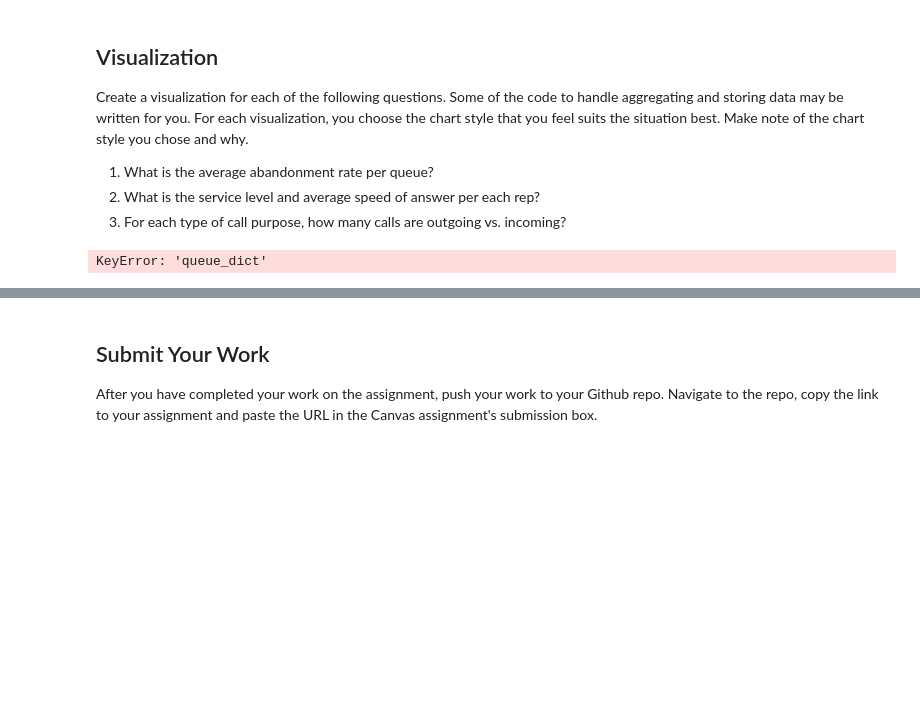
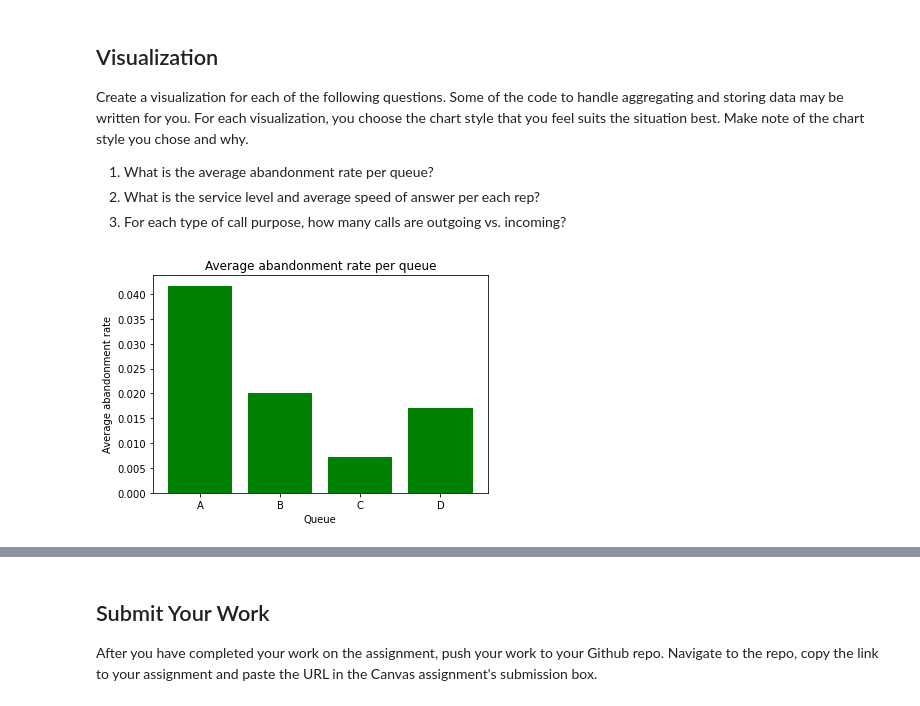
Before and after one commit to dnakagiri/call-center-cleanup-assignment, a Jupyter notebook: Call Center Cleanup.ipynb, the cells around one changed output, grey strips where cells are left out. Drawn from its saved outputs; the diff is of its cells as text; code cells hidden in the pictures; blank space fills up the shorter version.

```diff
--- a/Call Center Cleanup.ipynb
+++ b/Call Center Cleanup.ipynb
@@ -456,16 +456,25 @@ Create a visualization for each of the following questions. Some of the code to
 2. What is the service level and average speed of answer per each rep?
 3. For each type of call purpose, how many calls are outgoing vs. incoming?
 # %%
-# Create visualization 1 here
 # The dictionary abandonment_rates has the data you need.
 
 abandonment_rates = {}
 queues = ["A", "B", "C", "D"]
 queue_dict = df.groupby("Queue").agg("sum")
 for i in range(4):
     abandonment_rates[queues[i]] = queue_dict["Abandoned"][i] / queue_dict["Calls"][i]
 
-# histogram
-df.plot(kind='hist', x='queue_dict', y='abandonment_rates')
+# Create visualization 1 here
+
+# bar chart
+
+x = abandonment_rates.keys()
+y = abandonment_rates.values()
+
+plt.bar(x, y, color='green')
+plt.title('Average abandonment rate per queue')
+plt.xlabel('Queue')
+plt.ylabel('Average abandonment rate')
+plt.show()
 # %% [output]
-KeyError: 'queue_dict'
+[figure, added]
```
Also changed, not shown: parts of 8 cells of this notebook.
